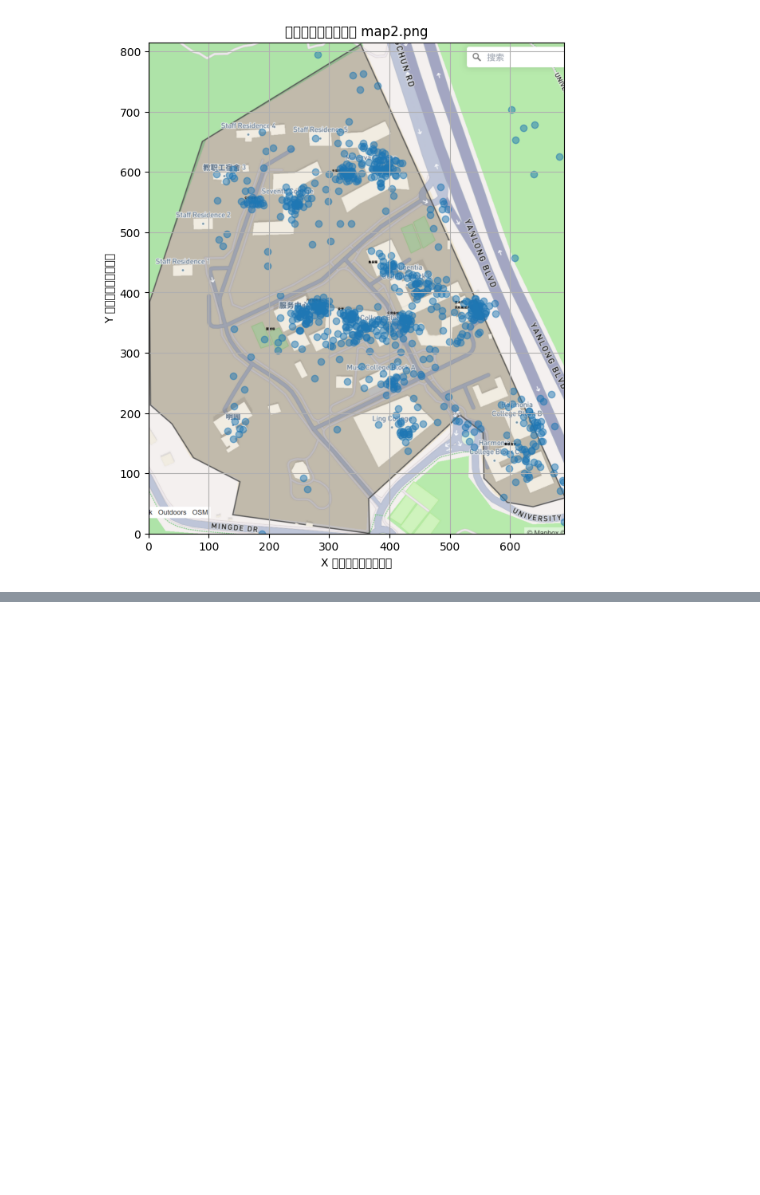
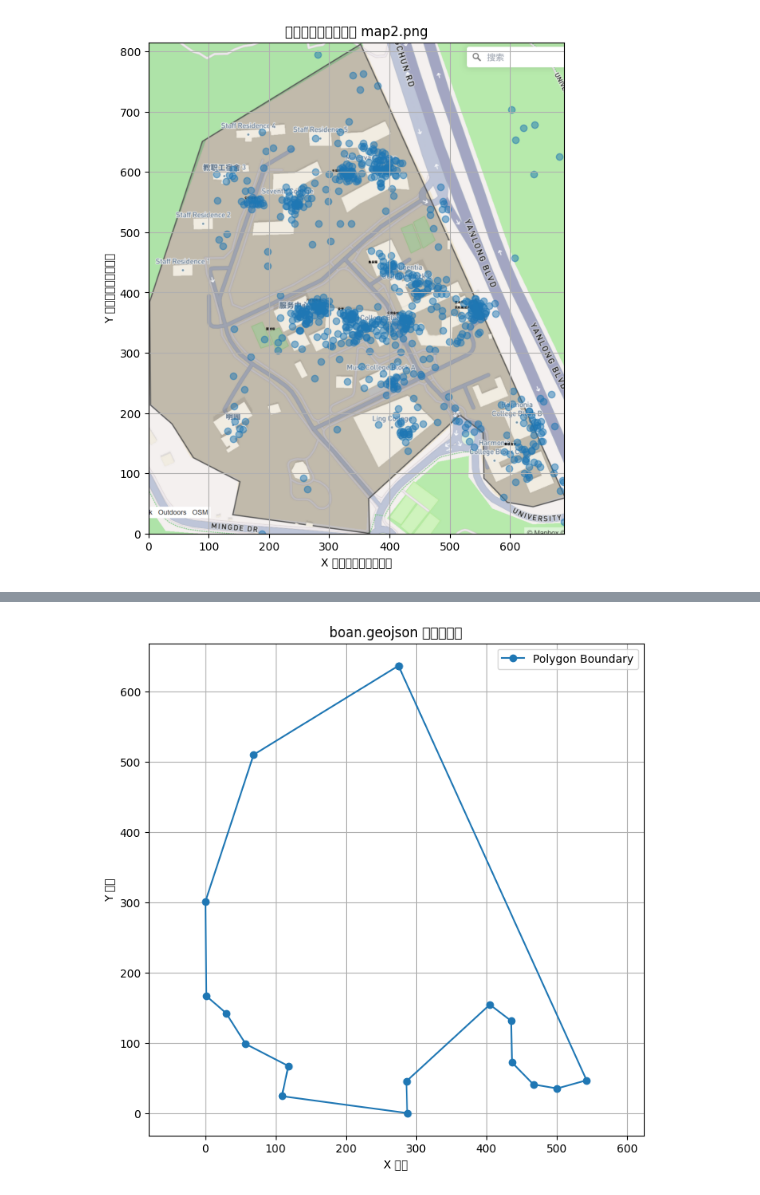
Before and after one commit to ZHUOYUYUIO/Social-physical-system-shelter, a Jupyter notebook: data_empirical/process.ipynb, the cells around one changed output, grey strips where cells are left out. Drawn from its saved outputs; the diff is of its cells as text; code cells hidden in the pictures; blank space fills up the shorter version.

```diff
--- a/data_empirical/process.ipynb
+++ b/data_empirical/process.ipynb
@@ -204,0 +207,9 @@ plt.show()
+# %%
+import json
+
+# 读取geojson的polygon边界
+with open('boan.geojson', encoding='utf-8') as f:
+    gj = json.load(f)
+
+polygon_coords = gj['features'][0]['geometry']['coordinates'][0]
+polygon_coords
@@ -204,0 +234,19 @@ plt.show()
+# %%
+# 可视化 polygon_coords
+import matplotlib.pyplot as plt
+
+# 提取X和Y坐标
+polygon_x = [pt[0] for pt in polygon_coords]
+polygon_y = [pt[1] for pt in polygon_coords]
+
+plt.figure(figsize=(8,8))
+plt.plot(polygon_x, polygon_y, '-o', label='Polygon Boundary')
+plt.title('boan.geojson 边界可视化')
+plt.xlabel('X 坐标')
+plt.ylabel('Y 坐标')
+plt.axis('equal')
+plt.grid(True)
+plt.legend()
+plt.show()
+# %% [output]
+[figure, added]
```
Also changed, not shown: parts of 13 cells of this notebook, 6 other files.
